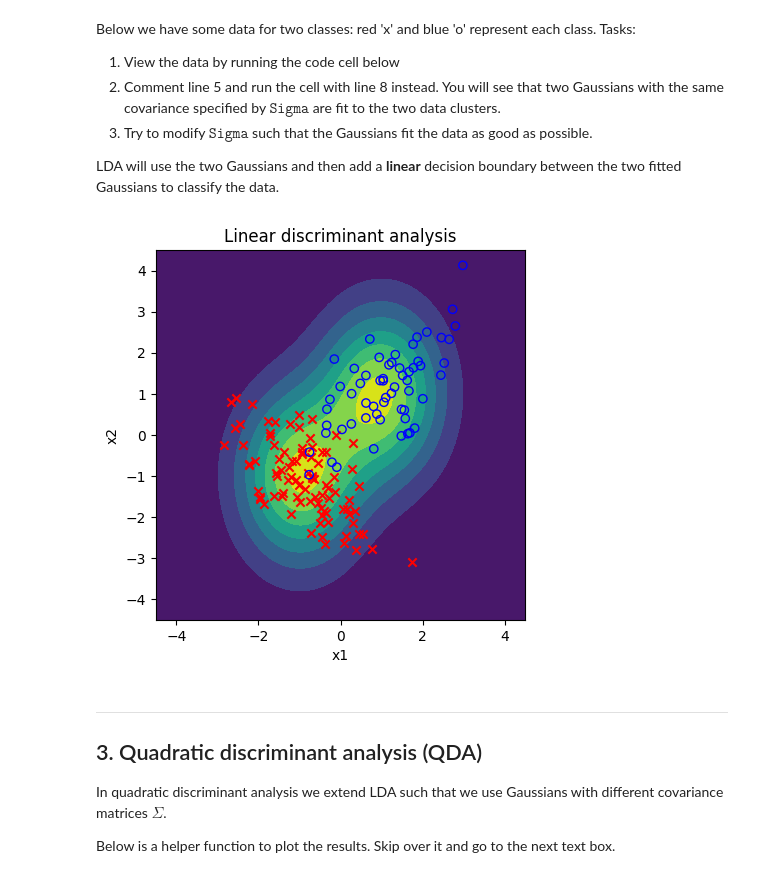
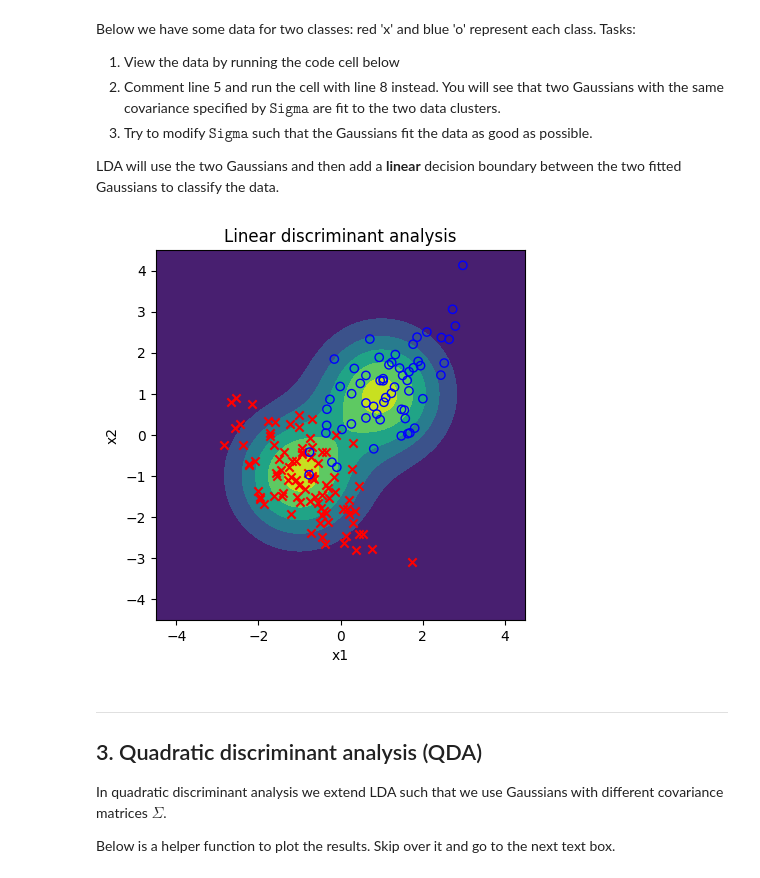
Before and after one commit to TorbjornLarsson/SMI, a Jupyter notebook: preparatory_notebooks/F4_lda_qda.ipynb, the cells around one changed output. Cells and saved outputs as stored; diff of their text form; code cells hidden in the pictures.

```diff
--- a/preparatory_notebooks/F4_lda_qda.ipynb
+++ b/preparatory_notebooks/F4_lda_qda.ipynb
@@ -92,10 +92,11 @@ Tasks:
 - What happens if $\Sigma_{11}>\Sigma_{22}$ or vice versa?
 - What happens when you add/remove off diagonal values? Note $\Sigma$ has to be symmetric $\Sigma_{12}=\Sigma_{21}$.
 # %%
+# mean mu is a vector of size 2
 mu = np.array([0., 0.])
 # covariance Sigma is a matrix of size 2x2
-Sigma = np.array([[1.5 , 0.5],
-                  [0.5 , 0.5]])
+Sigma = np.array([[1. , 0.5],
+                  [0.5 , 1.]])
 
 # plot the multivariate gaussian
 plot_multivariate_gaussian_interactive(
@@ -163,15 +164,15 @@ Below we have some data for two classes: red 'x' and blue 'o' represent each cla
 LDA will use the two Gaussians and then add a **linear** decision boundary between the two fitted Gaussians to classify the data.
 # %%
 Sigma = np.array([[1., 0.],
-                  [0., 2.]])
+                  [0., 1.]])
 
 # First: plot the data with the following line to visualize it
 # plot_lda(Sigma=None)
 
 # Second: comment the line above and replace with the one below to fit your Sigma
 plot_lda(Sigma=Sigma)
 # %% [output]
-[figure, old version]
+[figure, new version]
 # %% [markdown]
 ---
 
```
